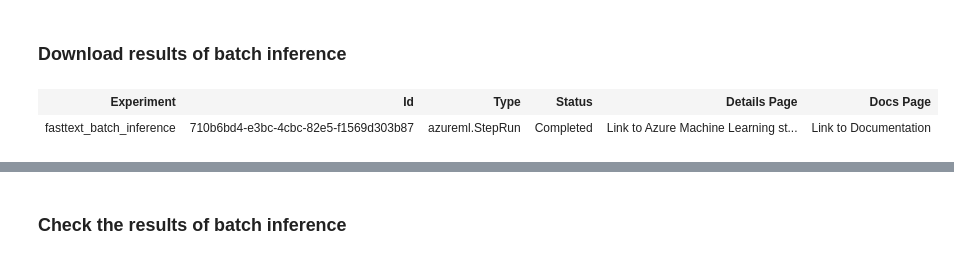
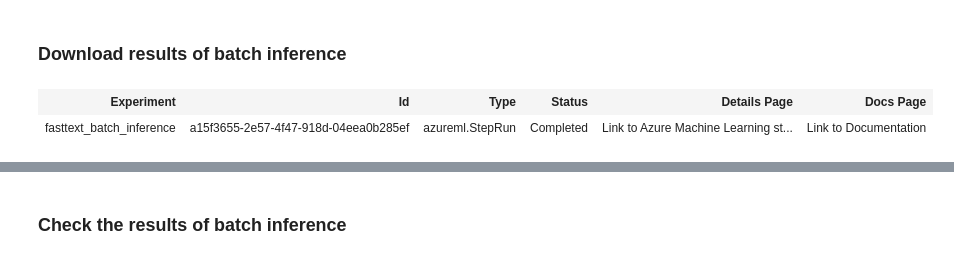
Before and after one commit to smallhaes/fasttext-sentence-classification, a Jupyter notebook: fasttext_batch_inference.ipynb, the cells around one changed output, grey strips where cells are left out. Cells and saved outputs as stored; diff of their text form; code cells hidden in the pictures.

```diff
--- a/fasttext_batch_inference.ipynb
+++ b/fasttext_batch_inference.ipynb
@@ -190,8 +154,8 @@ Requirement already satisfied, skipping upgrade: pycparser in /anaconda/envs/azu
 ### Use the trained model as the input of a new pipeline
 # %%
 port = step_run.get_port(name='The_better_model')
-data_path = port.get_data_path()
-model = Dataset.File.from_files(path=[data_path]).as_named_input('model_for_batch_inference')
+model_data_path = port.get_data_path()
+model = Dataset.File.from_files(path=[model_data_path]).as_named_input('model_for_batch_inference')
 model
 # %% [output]
 <azureml.data.dataset_consumption_config.DatasetConsumptionConfig at 0x...>
@@ -231,12 +195,12 @@ ValidateView(container_id='container_id_8f2f4246-9ae0-482a-8844-3a24cef107e9_wid
 # %% [markdown]
 ### Download results of batch inference
 # %%
-step_run_id = '710b6bd4-e3bc-4cbc-82e5-f1569d303b87'
+step_run_id = 'a15f3655-2e57-4f47-918d-04eea0b285ef'
 step_run = pipeline_run.get_step_run(step_run_id)
 step_run
 # %% [output]
 | Experiment | Id | Type | Status | Details Page | Docs Page |
-| fasttext_batch_inference | 710b6bd4-e3bc-4cbc-82e5-f1569d303b87 | azureml.StepRun | Completed | Link to Azure Machine Learning st... | Link to Documentation |
+| fasttext_batch_inference | a15f3655-2e57-4f47-918d-04eea0b285ef | azureml.StepRun | Completed | Link to Azure Machine Learning st... | Link to Documentation |
 # %%
 port = step_run.get_port(name='Scored data output dir')
 saved_path = port.download(overwrite=True)
```
Also changed, not shown: parts of 9 cells of this notebook, 2 other files.
